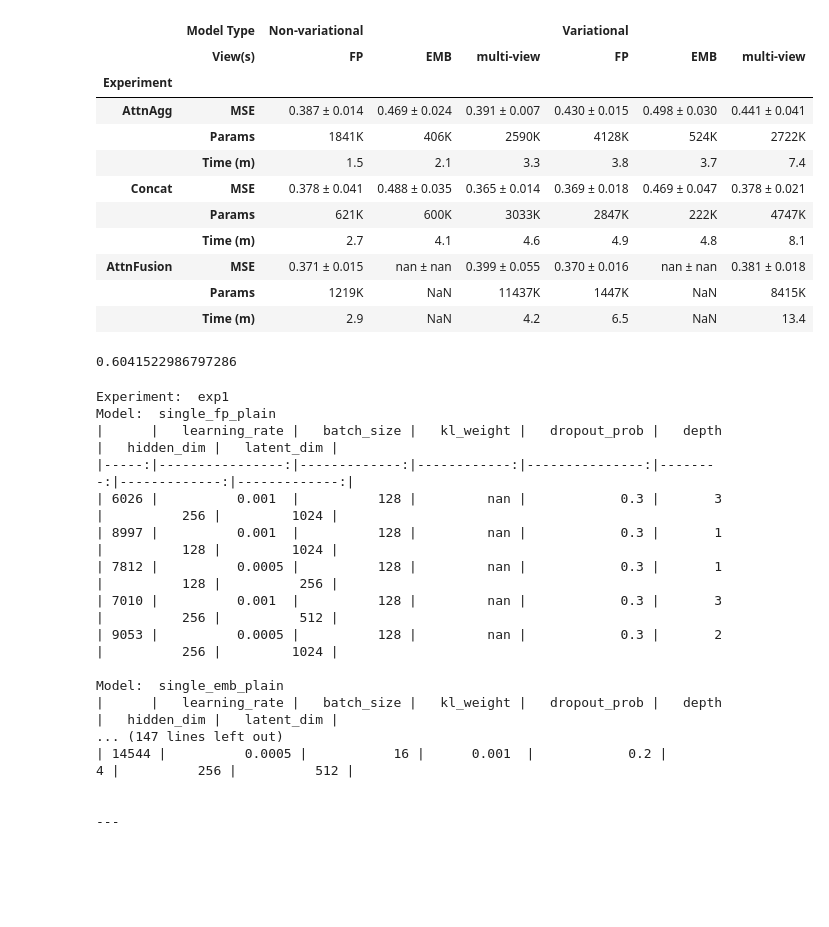
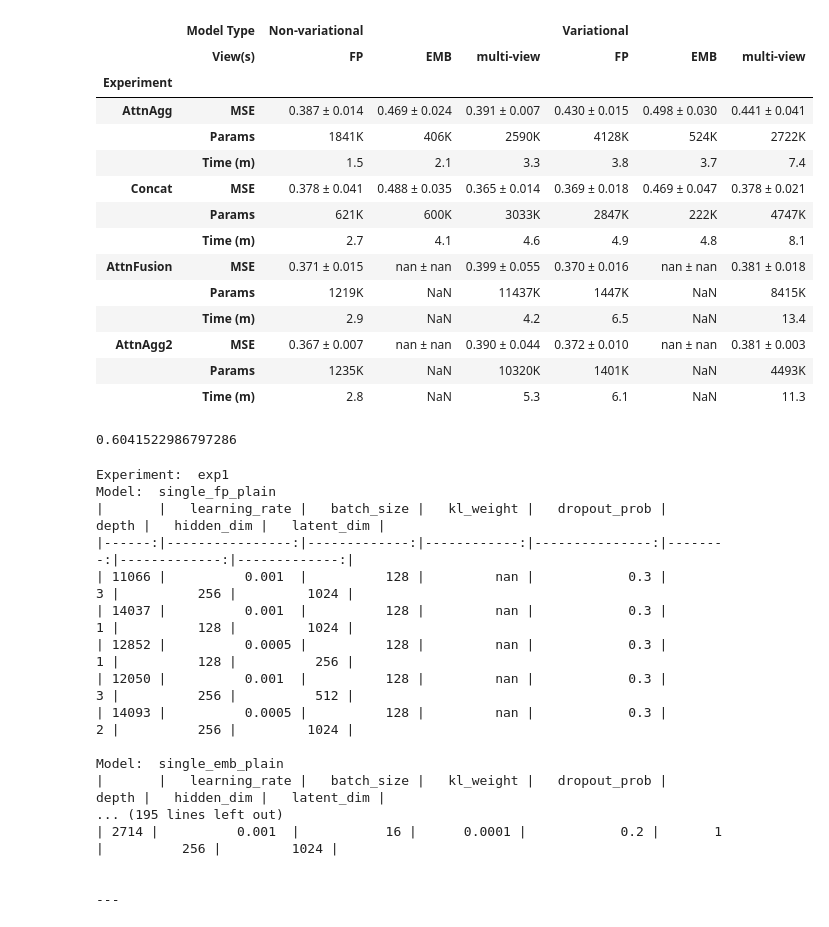
Before and after one commit to robsyc/MB-VAE-DTI, a Jupyter notebook: notebooks/analysis.ipynb, the cells around one changed output. Cells and saved outputs as stored; diff of their text form; code cells hidden in the pictures; blank space fills up the shorter version.

```diff
--- a/notebooks/analysis.ipynb
+++ b/notebooks/analysis.ipynb
@@ -61,7 +64,7 @@ def find_outliers(df, column='test_loss', threshold=3):
     outliers = df[z_scores > threshold]
     if len(outliers) > 0:
         print(f"\nFound {len(outliers)} outliers in {column}:")
-        print(outliers[['experiment', column, 'best_valid_loss']])
+        # print(outliers[['experiment', column, 'best_valid_loss']])
 
     return df[z_scores <= threshold]
 
@@ -89,7 +92,7 @@ def categorize_experiments(df):
             'single_emb_var': df[df['experiment'].str.contains('exp2_single_view_emb_variational')],
             'multi_var': df[df['experiment'].str.contains('exp2_multi_view_variational')]
         },
-        # Experiment 3 (GaussFusion)
+        # Experiment 3 (AttnFusion)
         'exp3': {
             'single_fp_plain': df[df['experiment'].str.contains('exp3_single_view_fp_plain')],
             'single_emb_plain': df[df['experiment'].str.contains('exp3_single_view_emb_plain')],
@@ -98,7 +101,15 @@ def categorize_experiments(df):
             'single_emb_var': df[df['experiment'].str.contains('exp3_single_view_emb_variational')],
             'multi_var': df[df['experiment'].str.contains('exp3_multi_view_variational')]
         },
-        # Experiment 4 (MixtureFusion)
+        # Experiment 4 (AttnAgg2)
+        'exp4': {
+            'single_fp_plain': df[df['experiment'].str.contains('exp4_single_view_fp_plain')],
+            'single_emb_plain': df[df['experiment'].str.contains('exp4_single_view_emb_plain')],
+            'multi_plain': df[df['experiment'].str.contains('exp4_multi_view_plain')],
+            'single_fp_var': df[df['experiment'].str.contains('exp4_single_view_fp_variational')],
+            'single_emb_var': df[df['experiment'].str.contains('exp4_single_view_emb_variational')],
+            'multi_var': df[df['experiment'].str.contains('exp4_multi_view_variational')]
+        }
     }
     return categories
 
@@ -119,6 +130,7 @@ def print_category_sizes(categories):
 
 # Split the experiments
 df = find_outliers(df)
+df = find_outliers(df, column='best_valid_loss', threshold=2)
 categories = categorize_experiments(df)
 print_category_sizes(categories)
 # %% [output]
@@ -203,10 +217,11 @@ def get_top_n_models(categories, n=5):
     top_models = {
         'exp1': {},
         'exp2': {},
-        'exp3': {}
+        'exp3': {},
+        'exp4': {}
     }
 
-    for exp_type in ['exp1', 'exp2', 'exp3']:
+    for exp_type in ['exp1', 'exp2', 'exp3', 'exp4']:
         for category, df in categories[exp_type].items():
             # Sort by test_loss and take top N
             top_models[exp_type][category] = df.nsmallest(n, 'best_valid_loss')[
@@ -247,19 +262,24 @@ def display_results_table(top_models):
         ('AttnFusion', 'MSE'),
         ('AttnFusion', 'Params'),
         ('AttnFusion', 'Time (m)'),
+        # simplified ...
+        ('AttnAgg2', 'MSE'),
+        ('AttnAgg2', 'Params'),
+        ('AttnAgg2', 'Time (m)'),
     ], names=['Experiment', ''])
 
     # Initialize empty DataFrame
     df = pd.DataFrame(index=rows, columns=cols)
 
     # Fill the DataFrame
-    for exp_type in ['exp1', 'exp2', 'exp3']:
-        if exp_type == 'exp1':
-            exp_name = 'AttnAgg'
-        elif exp_type == 'exp2':
-            exp_name = 'Concat'
-        elif exp_type == 'exp3':
-            exp_name = 'AttnFusion'
+    exp_names = {
+        'exp1': 'AttnAgg',
+        'exp2': 'Concat',
+        'exp3': 'AttnFusion',
+        'exp4': 'AttnAgg2'
+    }
+    for exp_type in ['exp1', 'exp2', 'exp3', 'exp4']:
+        exp_name = exp_names[exp_type]
 
         for model_type in ['plain', 'var']:
             model_group = 'Non-variational' if model_type == 'plain' else 'Variational'
@@ -291,33 +311,36 @@ def display_results_table(top_models):
         {'selector': 'th', 'props': [
             ('text-align', 'center'),
             ('padding', '10px'),
             ('font-weight', 'bold')
         ]},
         {'selector': '', 'props': [
             ('border', '1px solid #ddd'),
             ('border-collapse', 'collapse')
         ]},
     ])
 
     return styled_df
 
 # Get top 5 models and display results
 top_models = get_top_n_models(categories, n=5)
 styled_df = display_results_table(top_models)
 display(styled_df)
 # %% [output]
 |  | Model Type | Non-variational |  |  | Variational |  |  |
 |  | View(s) | FP | EMB | multi-view | FP | EMB | multi-view |
 | Experiment |  |  |  |  |  |  |  |
 | AttnAgg | MSE | 0.387 ± 0.014 | 0.469 ± 0.024 | 0.391 ± 0.007 | 0.430 ± 0.015 | 0.498 ± 0.030 | 0.441 ± 0.041 |
 |  | Params | 1841K | 406K | 2590K | 4128K | 524K | 2722K |
 |  | Time (m) | 1.5 | 2.1 | 3.3 | 3.8 | 3.7 | 7.4 |
 | Concat | MSE | 0.378 ± 0.041 | 0.488 ± 0.035 | 0.365 ± 0.014 | 0.369 ± 0.018 | 0.469 ± 0.047 | 0.378 ± 0.021 |
 |  | Params | 621K | 600K | 3033K | 2847K | 222K | 4747K |
 |  | Time (m) | 2.7 | 4.1 | 4.6 | 4.9 | 4.8 | 8.1 |
 | AttnFusion | MSE | 0.371 ± 0.015 | nan ± nan | 0.399 ± 0.055 | 0.370 ± 0.016 | nan ± nan | 0.381 ± 0.018 |
 |  | Params | 1219K | NaN | 11437K | 1447K | NaN | 8415K |
 |  | Time (m) | 2.9 | NaN | 4.2 | 6.5 | NaN | 13.4 |
+| AttnAgg2 | MSE | 0.367 ± 0.007 | nan ± nan | 0.390 ± 0.044 | 0.372 ± 0.010 | nan ± nan | 0.381 ± 0.003 |
+|  | Params | 1235K | NaN | 10320K | 1401K | NaN | 4493K |
+|  | Time (m) | 2.8 | NaN | 5.3 | 6.1 | NaN | 11.3 |
 # %%
 0.365**0.5 # RMSE value (IBM: 0.44 & Gorantla: 0.48) but these are probably in setting A ...
 # %% [output]
@@ -332,18 +355,18 @@ for exp in top_models:
 # %% [output]
 Experiment:  exp1
 Model:  single_fp_plain
-|      |   learning_rate |   batch_size |   kl_weight |   dropout_prob |   depth |   hidden_dim |   latent_dim |
-|-----:|----------------:|-------------:|------------:|---------------:|--------:|-------------:|-------------:|
-| 6026 |          0.001  |          128 |         nan |            0.3 |       3 |          256 |         1024 |
-| 8997 |          0.001  |          128 |         nan |            0.3 |       1 |          128 |         1024 |
-| 7812 |          0.0005 |          128 |         nan |            0.3 |       1 |          128 |          256 |
-| 7010 |          0.001  |          128 |         nan |            0.3 |       3 |          256 |          512 |
-| 9053 |          0.0005 |          128 |         nan |            0.3 |       2 |          256 |         1024 |
+|       |   learning_rate |   batch_size |   kl_weight |   dropout_prob |   depth |   hidden_dim |   latent_dim |
+|------:|----------------:|-------------:|------------:|---------------:|--------:|-------------:|-------------:|
+| 11066 |          0.001  |          128 |         nan |            0.3 |       3 |          256 |         1024 |
+| 14037 |          0.001  |          128 |         nan |            0.3 |       1 |          128 |         1024 |
+| 12852 |          0.0005 |          128 |         nan |            0.3 |       1 |          128 |          256 |
+| 12050 |          0.001  |          128 |         nan |            0.3 |       3 |          256 |          512 |
+| 14093 |          0.0005 |          128 |         nan |            0.3 |       2 |          256 |         1024 |
 
 Model:  single_emb_plain
-|      |   learning_rate |   batch_size |   kl_weight |   dropout_prob |   depth |   hidden_dim |   latent_dim |
-... (147 lines left out)
-| 14544 |          0.0005 |           16 |      0.001  |            0.2 |       4 |          256 |          512 |
+|       |   learning_rate |   batch_size |   kl_weight |   dropout_prob |   depth |   hidden_dim |   latent_dim |
+... (195 lines left out)
+| 2714 |          0.001  |           16 |      0.0001 |            0.2 |       1 |          256 |         1024 |
 
 
 ---
```
Also changed, not shown: parts of 4 cells of this notebook, 3 other files.
